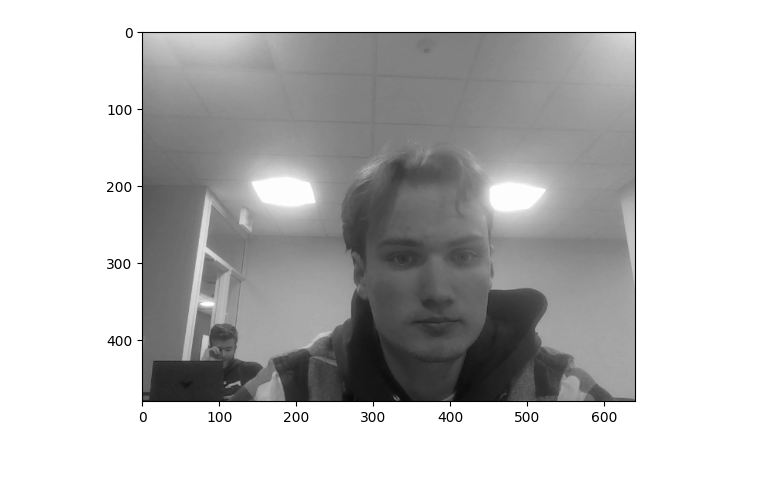
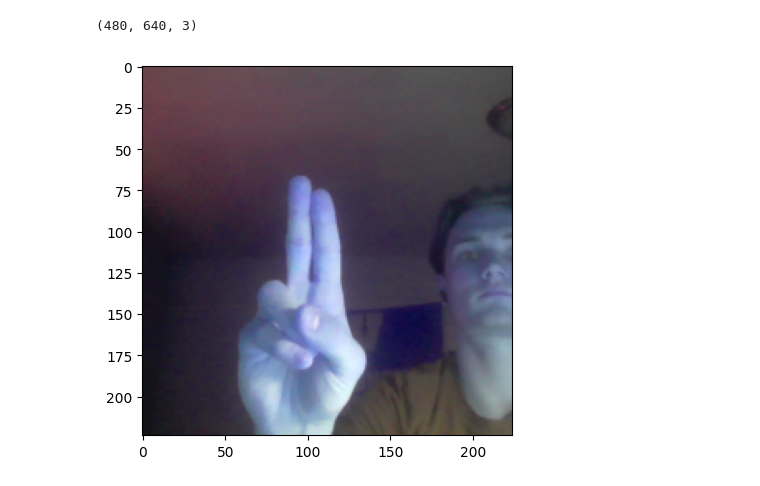
Before and after one commit to BWurster/cs539-sp2023, a Jupyter notebook: PictureGetter.ipynb, the cells around one changed output. Cells and saved outputs as stored; diff of their text form; code cells hidden in the pictures.

```diff
--- a/PictureGetter.ipynb
+++ b/PictureGetter.ipynb
@@ -4,16 +11,31 @@ import matplotlib.pyplot as plt
 # %%
-vid = cv2.VideoCapture(0)
+get_saved = False
 
-ret, frame = vid.read()
+frame = None
+if(get_saved):
+    frame = cv2.imread("data/asl_alphabet_train/asl_alphabet_train/A/A1801.jpg")
+else:
+    vid = cv2.VideoCapture(0)
+    time.sleep(1)
+    ret, frame = vid.read()
 
-# convert color image into grayscale image
-img1 = cv2.cvtColor(frame, cv2.COLOR_RGB2GRAY)
+print(frame.shape)
+
+# resize to be 200x200 without distortion
+height = frame.shape[0]
+width = frame.shape[1]
+frame = frame[:, int(width/2-height/2):int(width/2+height/2)]
+frame=cv2.resize(frame, (224, 224), interpolation = cv2.INTER_AREA)
+
+if(not get_saved):
+    vid.release()
 
 # plot that grayscale image with Matplotlib
 # cmap stands for colormap
-plt.imshow(img1, cmap='gray')
+plt.imshow(frame)
 
 # display that image
 plt.show()
 # %% [output]
+(480, 640, 3)
-[figure, old version]
+[figure, new version]
```
Also changed, not shown: parts of 5 cells of this notebook, 3 other files.
